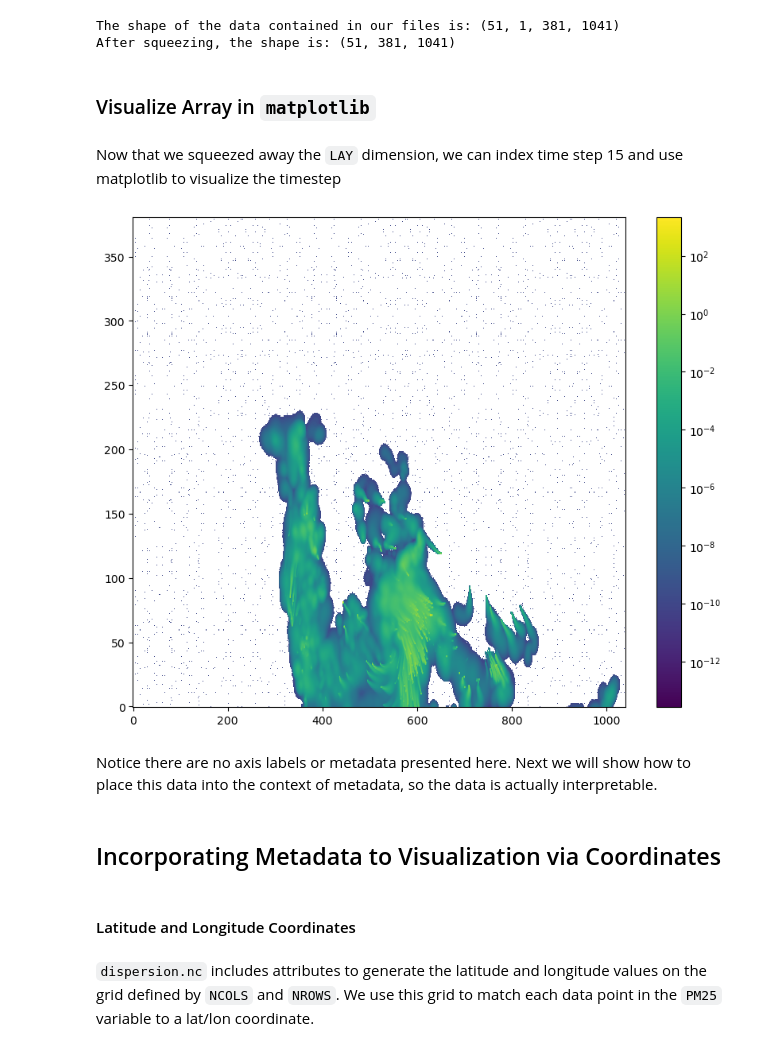
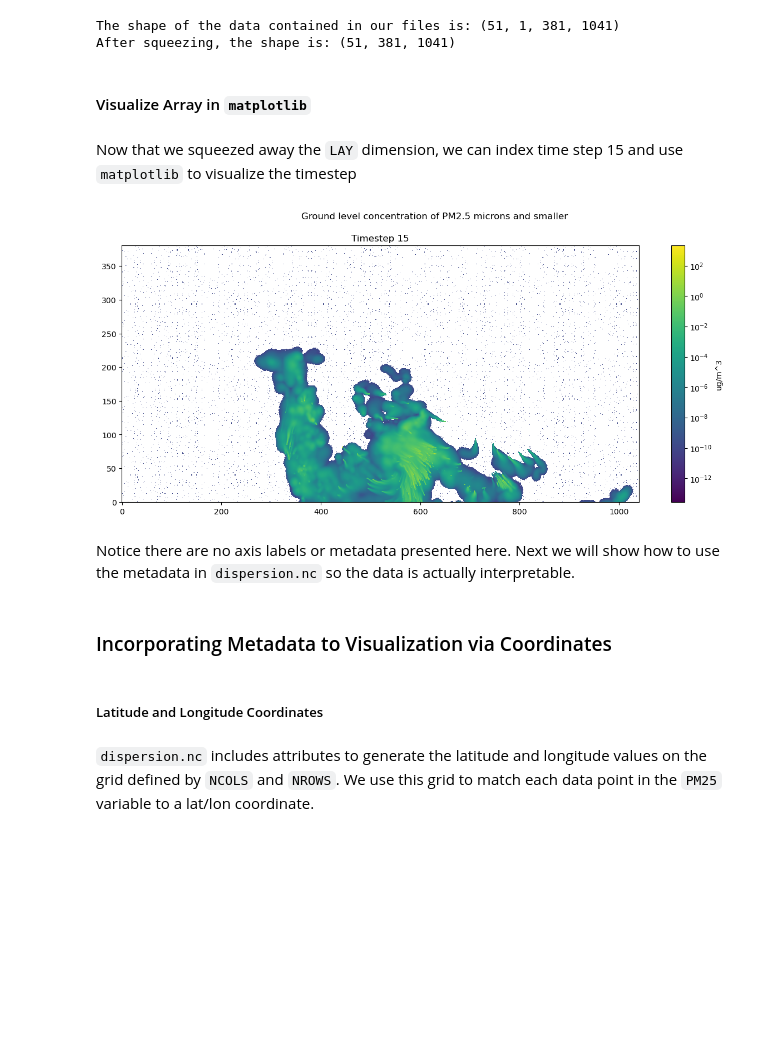
Before and after one commit to sci-visus/NSDF-WIRED, a Jupyter notebook: communication/UBC Smoke Forecast Data Curation/data_notebooks/data_source/netcdf_demo.ipynb, the cells around one changed output. Drawn from its saved outputs; the diff is of its cells as text; code cells hidden in the pictures; blank space fills up the shorter version.

```diff
--- a/communication/UBC Smoke Forecast Data Curation/data_notebooks/data_source/netcdf_demo.ipynb
+++ b/communication/UBC Smoke Forecast Data Curation/data_notebooks/data_source/netcdf_demo.ipynb
@@ -93,24 +81,48 @@ print(f'After squeezing, the shape is: {np.shape(ds_pm25_vals)}')
 The shape of the data contained in our files is: (51, 1, 381, 1041)
 After squeezing, the shape is: (51, 381, 1041)
 # %% [markdown]
-### Visualize Array in `matplotlib`
+#### Visualize Array in `matplotlib`
-# %% [markdown]
-Now that we squeezed away the `LAY` dimension, we can index time step 15 and use matplotlib to visualize the timestep
-# %%
-tstep = 15
-smoke_at_tstep = ds_pm25_vals[tstep, :, :]
-fig,axes=plt.subplots(1,1,figsize=(10,8))
-axp = axes.imshow(data, aspect='auto',origin='lower',cmap='viridis', norm="log")
-plt.colorbar(axp,location='right')
-plt.show()
-# %% [output]
-[figure, removed]
+# %% [markdown]
+Now that we squeezed away the `LAY` dimension, we can index time step 15 and use `matplotlib` to visualize the timestep
+# %%
+import matplotlib.pyplot as plt
+
+tstep = 15
+smoke_at_tstep = ds_pm25_vals[tstep, :, :]
+
+my_fig, my_plt = plt.subplots(figsize=(15, 6))
+
+# color PM25 values on a log scale, since values are small
+my_norm = "log"
+# ensure the aspect ratio of our plot fits all data, matplotlib can does this automatically
+my_aspect = 'auto'
+# tell matplotlib, our origin is the lower-left corner
+my_origin = 'lower'
+# select a colormap for our plot and the color bar on the right
+my_cmap = 'viridis'
+
+# create our plot using imshow
+plot = my_plt.imshow(smoke_at_tstep, norm=my_norm,aspect=my_aspect, origin=my_origin, cmap=my_cmap)
+
+# add a colorbar to our figure, based on the plot we just made above
+my_fig.colorbar(plot, location='right', label='ug/m^3')
+
+# Set title of our figure
+my_fig.suptitle('Ground level concentration of PM2.5 microns and smaller')
+
+# Set title of our plot as the timestamp of our data
+my_plt.set_title(f'Timestep {tstep}')
+
+# Show the resulting visualization
+plt.show()
+# %% [output]
+[figure, added]
 # %% [markdown]
-Notice there are no axis labels or metadata presented here. Next we will show how to place this data into the context of metadata, so the data is actually interpretable.
+Notice there are no axis labels or metadata presented here. Next we will show how to use the metadata in `dispersion.nc` so the data is actually interpretable.
-# %% [markdown]
-## Incorporating Metadata to Visualization via Coordinates
+# %% [markdown]
+### Incorporating Metadata to Visualization via Coordinates
 # %% [markdown]
-#### Latitude and Longitude Coordinates
+##### Latitude and Longitude Coordinates
 # %% [markdown]
 `dispersion.nc` includes attributes to generate the latitude and longitude values on the grid defined by `NCOLS` and `NROWS`. We use this grid to match each data point in the `PM25` variable to a lat/lon coordinate.
 # %%
```
Also changed, not shown: parts of 22 cells of this notebook, 19 other files.
